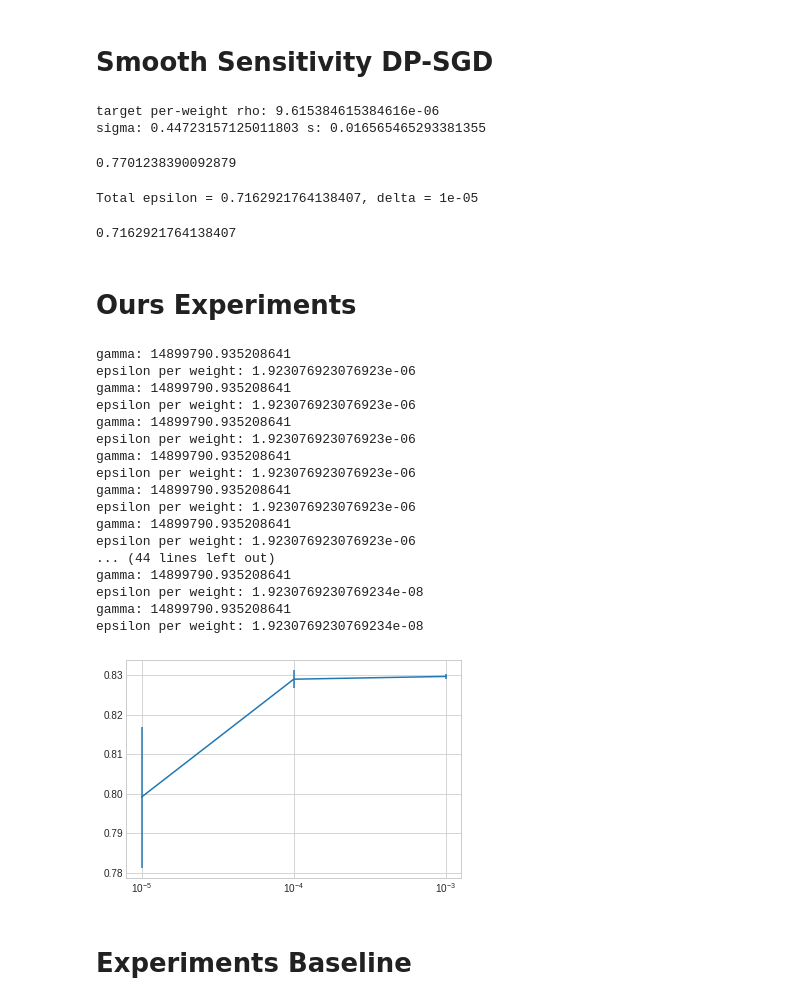
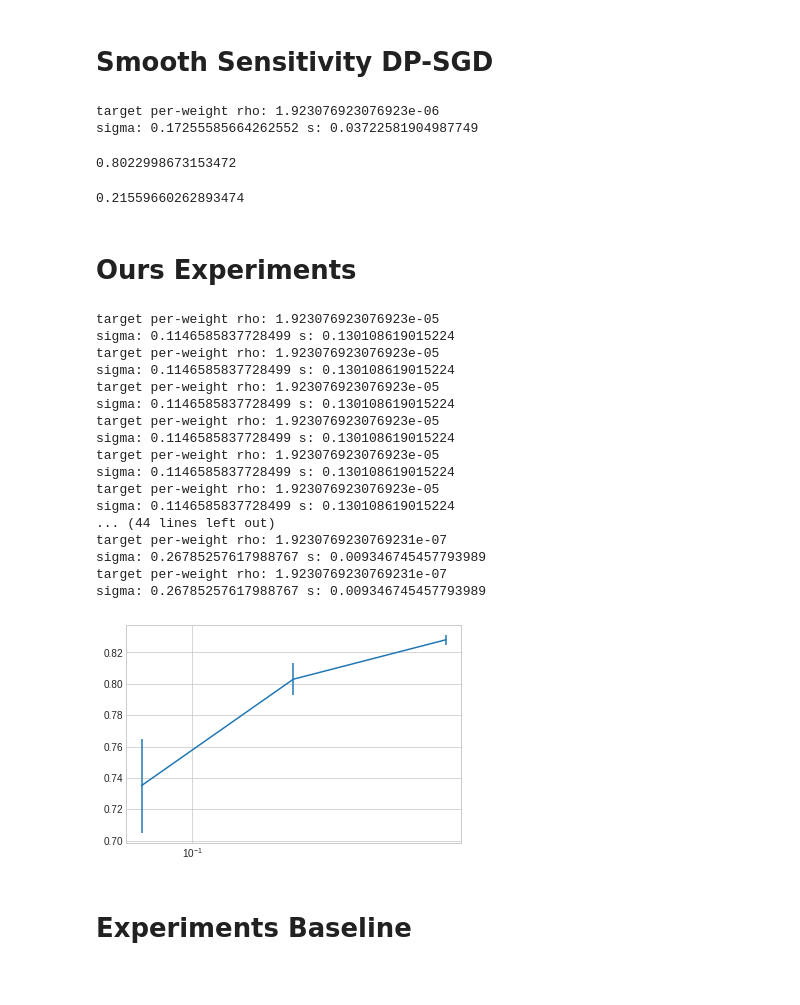
Before and after one commit to twosixlabs/csl, a Jupyter notebook: experiments/immediate_sensitivity/Simple DP-SGD.ipynb, the cells around one changed output. Saved outputs shown, nothing was run; the diff lists cells and outputs as text; code cells hidden in the pictures.

```diff
--- a/experiments/immediate_sensitivity/Simple DP-SGD.ipynb
+++ b/experiments/immediate_sensitivity/Simple DP-SGD.ipynb
@@ -232,7 +232,7 @@ def smooth_dp_gradient_descent(epochs, rho):
     #t = 80
 
     alpha = 100
-    t = .01
+    t = .001
 
     BATCH_SIZE = 256
     lhs_indices, rhs_indices = build_indices(BATCH_SIZE, m, 3)
@@ -325,52 +325,53 @@ def trimmed_mean(xs, t, m, a, b, lhs_indices, rhs_indices, compute_sigma_sq, lln
     #print('noise scale:', (sens / s))
     return np.mean(xs)
 # %%
-accuracy(smooth_dp_gradient_descent(1, .001))
+accuracy(smooth_dp_gradient_descent(5, .001))
 # %% [output]
-target per-weight rho: 9.615384615384616e-06
-sigma: 0.44723157125011803 s: 0.016565465293381355
+target per-weight rho: 1.923076923076923e-06
+sigma: 0.17255585664262552 s: 0.03722581904987749
-0.7701238390092879
+0.8022998673153472
 # %%
-get_eps(0.6, 100, 1e-5)
+zcdp_eps(0.001, 1e-5)
 # %% [output]
-Total epsilon = 0.7162921764138407, delta = 1e-05
+0.21559660262893474
-0.7162921764138407
 # %% [markdown]
 # Ours Experiments
 # %%
 our_means = means[3:]
 our_stds = stds[3:]
 # %%
-epsilons = [0.001, 0.0001, 0.00001]
+rhos = [0.01, 0.001, 0.0001]
+our_epsilons = [zcdp_eps(rho, 1e-5) for rho in rhos]
+
 our_means = []
 our_stds = []
-for epsilon in epsilons:
-    accs = [accuracy(smooth_dp_gradient_descent(5, epsilon)) for _ in range(10)]
+for rho in rhos:
+    accs = [accuracy(smooth_dp_gradient_descent(5, rho)) for _ in range(10)]
     our_means.append(np.mean(accs))
     our_stds.append(np.std(accs))
 # %% [output]
-gamma: 14899790.935208641
-epsilon per weight: 1.923076923076923e-06
-gamma: 14899790.935208641
-epsilon per weight: 1.923076923076923e-06
-gamma: 14899790.935208641
-epsilon per weight: 1.923076923076923e-06
-gamma: 14899790.935208641
-epsilon per weight: 1.923076923076923e-06
-gamma: 14899790.935208641
-epsilon per weight: 1.923076923076923e-06
-gamma: 14899790.935208641
-epsilon per weight: 1.923076923076923e-06
+target per-weight rho: 1.923076923076923e-05
+sigma: 0.1146585837728499 s: 0.130108619015224
+target per-weight rho: 1.923076923076923e-05
+sigma: 0.1146585837728499 s: 0.130108619015224
+target per-weight rho: 1.923076923076923e-05
+sigma: 0.1146585837728499 s: 0.130108619015224
+target per-weight rho: 1.923076923076923e-05
+sigma: 0.1146585837728499 s: 0.130108619015224
+target per-weight rho: 1.923076923076923e-05
+sigma: 0.1146585837728499 s: 0.130108619015224
+target per-weight rho: 1.923076923076923e-05
+sigma: 0.1146585837728499 s: 0.130108619015224
 ... (44 lines left out)
-gamma: 14899790.935208641
-epsilon per weight: 1.9230769230769234e-08
-gamma: 14899790.935208641
-epsilon per weight: 1.9230769230769234e-08
+target per-weight rho: 1.9230769230769231e-07
+sigma: 0.26785257617988767 s: 0.009346745457793989
+target per-weight rho: 1.9230769230769231e-07
+sigma: 0.26785257617988767 s: 0.009346745457793989
 # %%
-plt.errorbar(epsilons, our_means, yerr=our_stds)
+plt.errorbar(our_epsilons, our_means, yerr=our_stds)
 plt.xscale('log')
 # %% [output]
-[figure, old version]
+[figure, new version]
 # %% [markdown]
 # Experiments Baseline
 # %%
```
Also changed, not shown: parts of 9 cells of this notebook.
